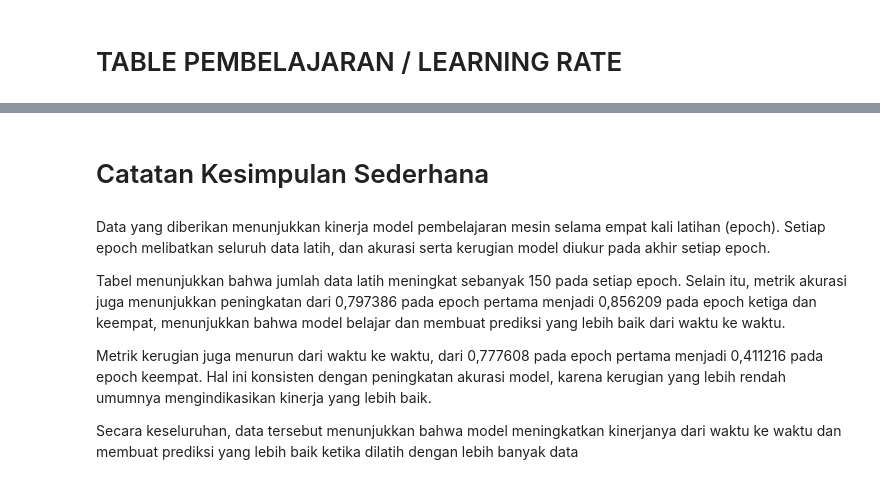
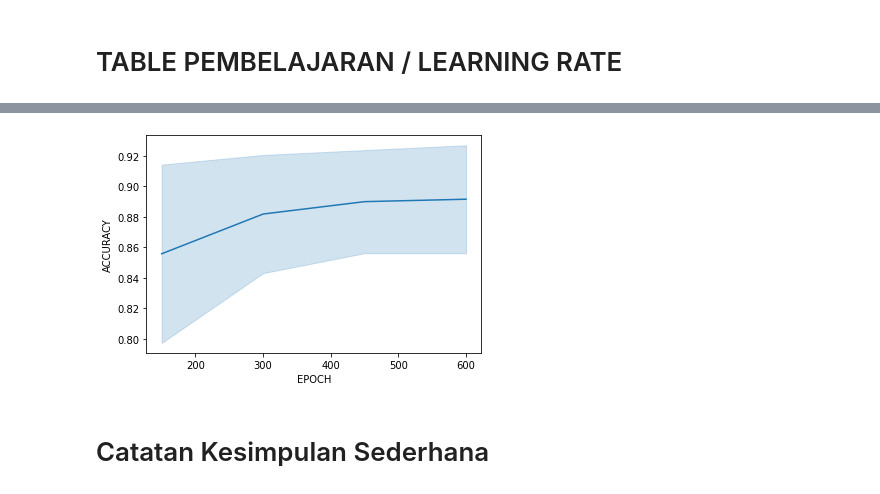
Before and after one commit to 3ndung/NLP_CLASSIFICATION_LSTM_SIMPLE, a Jupyter notebook: 01_03_2023_RNN_BASIC_MULTICLASIFICATION_NLP_NLTK_TYO.ipynb, the cells around one changed output, grey strips where cells are left out. Cells and saved outputs as stored; diff of their text form; code cells hidden in the pictures.

```diff
--- a/01_03_2023_RNN_BASIC_MULTICLASIFICATION_NLP_NLTK_TYO.ipynb
+++ b/01_03_2023_RNN_BASIC_MULTICLASIFICATION_NLP_NLTK_TYO.ipynb
@@ -507,10 +478,7 @@ display(BASIC)
+# %%
+sns.lineplot(data=BASIC, x="EPOCH", y="ACCURACY")
+plt.show()
+# %% [output]
+[figure, added]
 # %% [markdown]
 # Catatan Kesimpulan Sederhana
-# %% [markdown]
-Data yang diberikan menunjukkan kinerja model pembelajaran mesin selama empat kali latihan (epoch). Setiap epoch melibatkan seluruh data latih, dan akurasi serta kerugian model diukur pada akhir setiap epoch.
-
-Tabel menunjukkan bahwa jumlah data latih meningkat sebanyak 150 pada setiap epoch. Selain itu, metrik akurasi juga menunjukkan peningkatan dari 0,797386 pada epoch pertama menjadi 0,856209 pada epoch ketiga dan keempat, menunjukkan bahwa model belajar dan membuat prediksi yang lebih baik dari waktu ke waktu.
-
-Metrik kerugian juga menurun dari waktu ke waktu, dari 0,777608 pada epoch pertama menjadi 0,411216 pada epoch keempat. Hal ini konsisten dengan peningkatan akurasi model, karena kerugian yang lebih rendah umumnya mengindikasikan kinerja yang lebih baik.
-
-Secara keseluruhan, data tersebut menunjukkan bahwa model meningkatkan kinerjanya dari waktu ke waktu dan membuat prediksi yang lebih baik ketika dilatih dengan lebih banyak data
```
Also changed, not shown: parts of 20 cells of this notebook.
